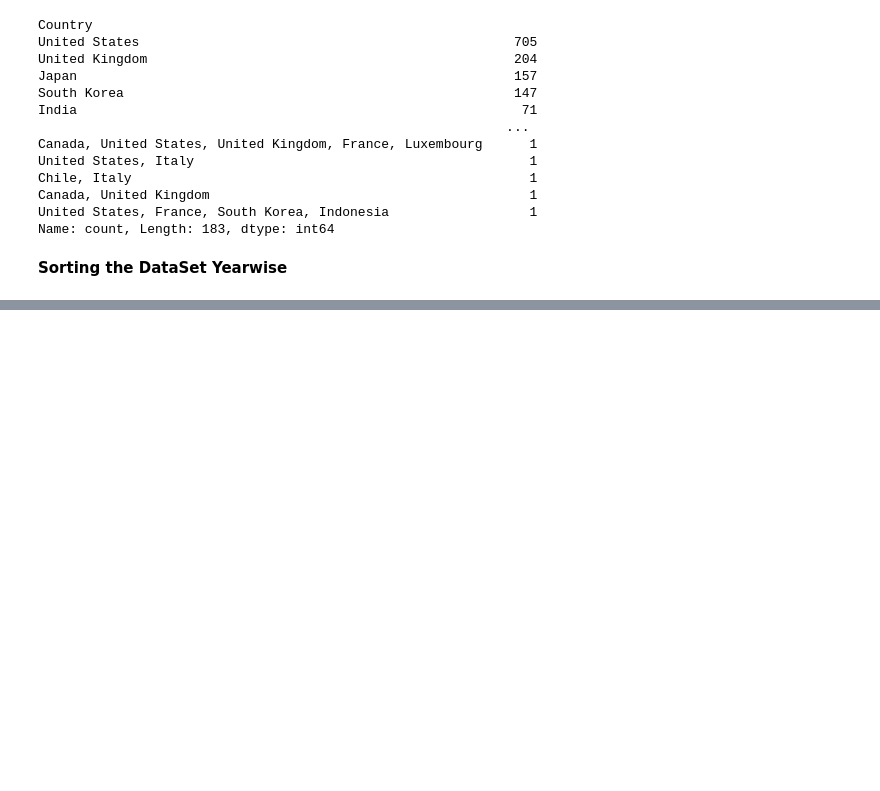
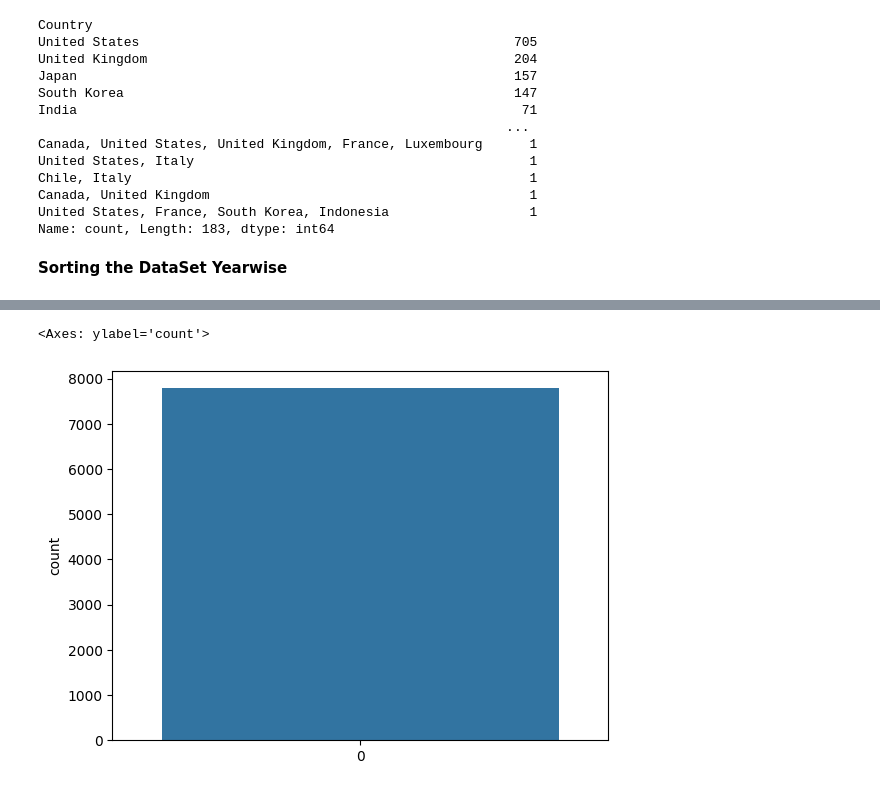
Before and after one commit to MadhavMishra1607/Netflix-Analysis, a Jupyter notebook: Netflix Analysis/Netflix Analysis.ipynb, the cells around one changed output, grey strips where cells are left out. Drawn from its saved outputs; the diff is of its cells as text; code cells hidden in the pictures; blank space fills up the shorter version.

```diff
--- a/Netflix Analysis/Netflix Analysis.ipynb
+++ b/Netflix Analysis/Netflix Analysis.ipynb
@@ -305,0 +393,5 @@ Name: count, Length: 183, dtype: int64
+# %%
+sns.countplot(data['Year'])
+# %% [output]
+<Axes: ylabel='count'>
+[figure, added]
```
Also changed, not shown: parts of 7 cells of this notebook.
